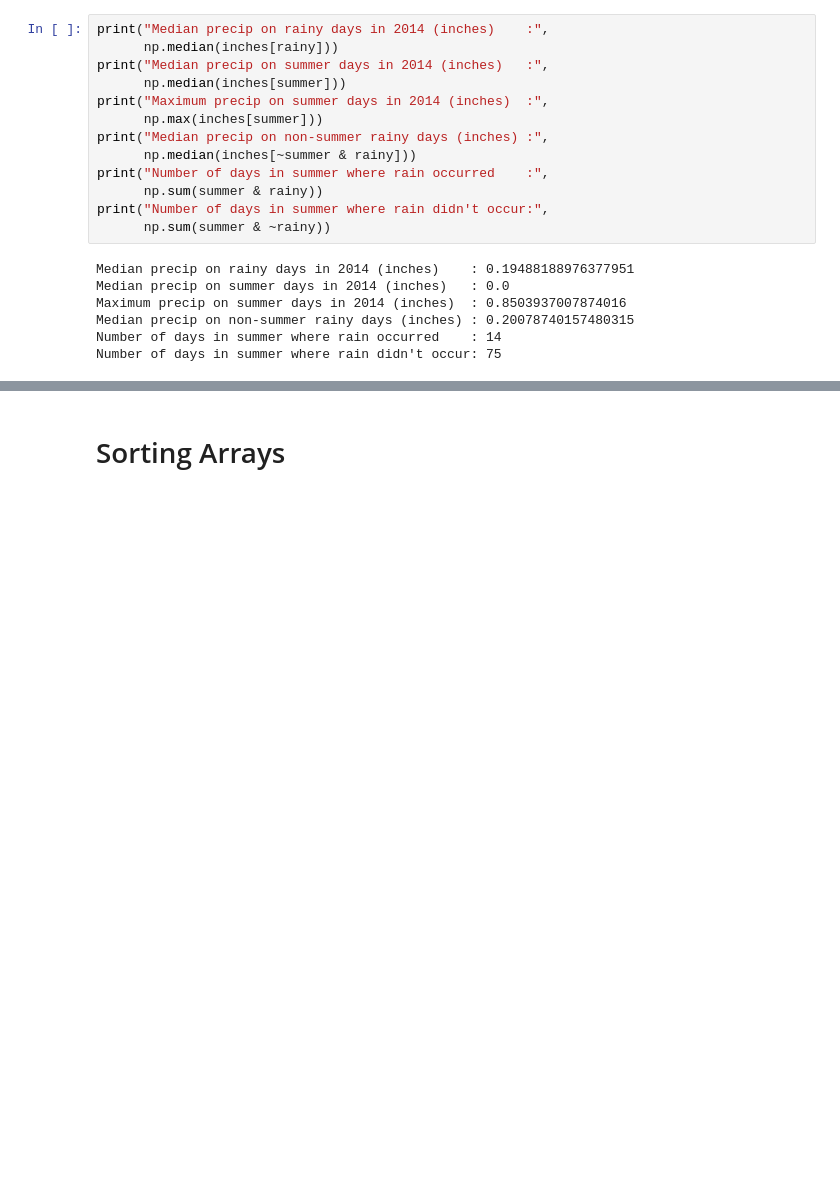
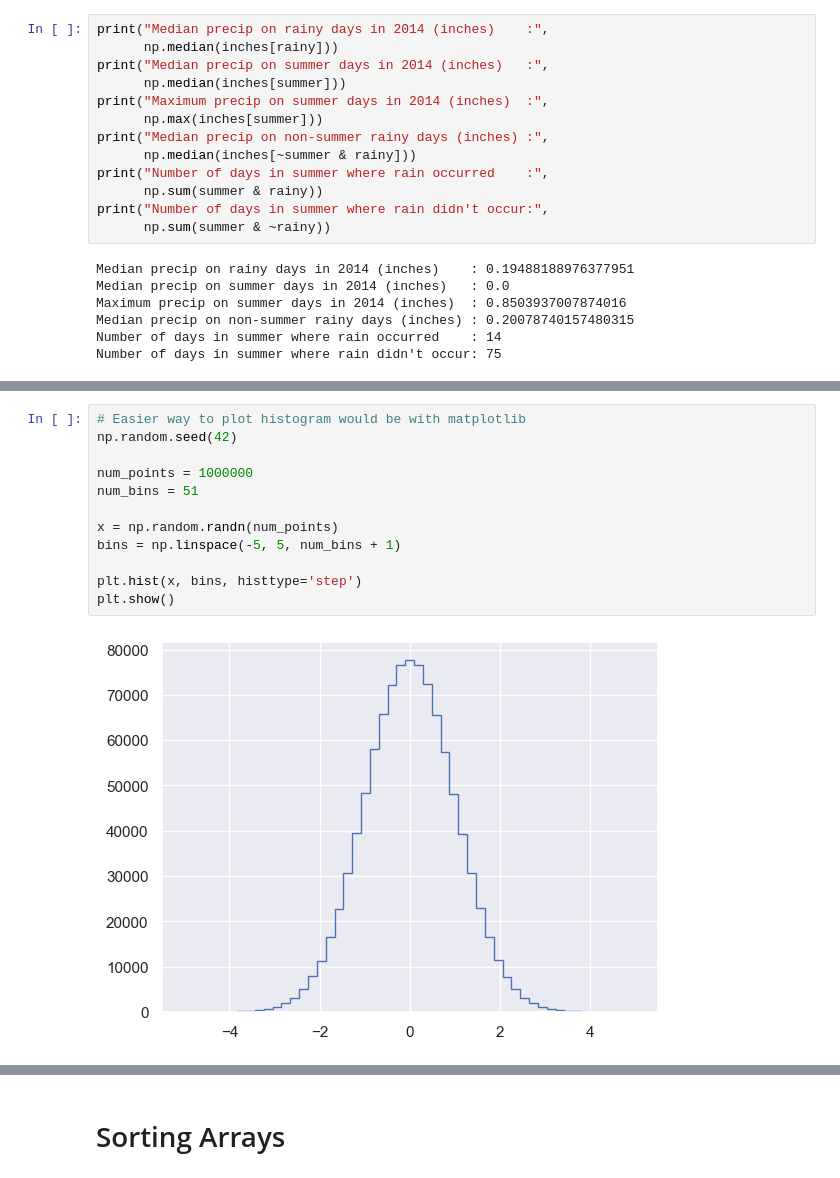
Before and after one commit to ndharmateja/python-data-science-handbook, a Jupyter notebook: 2-numpy.ipynb, the cells around one changed output, grey strips where cells are left out. Cells and saved outputs as stored; diff of their text form; blank space fills up the shorter version.

```diff
--- a/2-numpy.ipynb
+++ b/2-numpy.ipynb
@@ -1454,0 +1760,14 @@ Number of days in summer where rain didn't occur: 75
+# %%
+# Easier way to plot histogram would be with matplotlib
+np.random.seed(42)
+
+num_points = 1000000
+num_bins = 51
+
+x = np.random.randn(num_points)
+bins = np.linspace(-5, 5, num_bins + 1)
+
+plt.hist(x, bins, histtype='step')
+plt.show()
+# %% [output]
+[figure, added]
```
Also changed, not shown: parts of 46 cells of this notebook.
